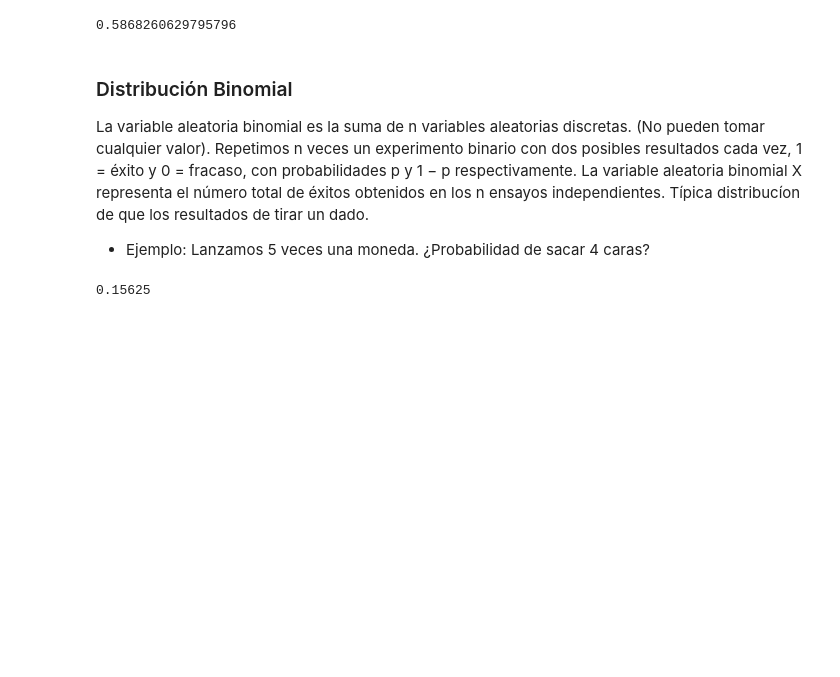
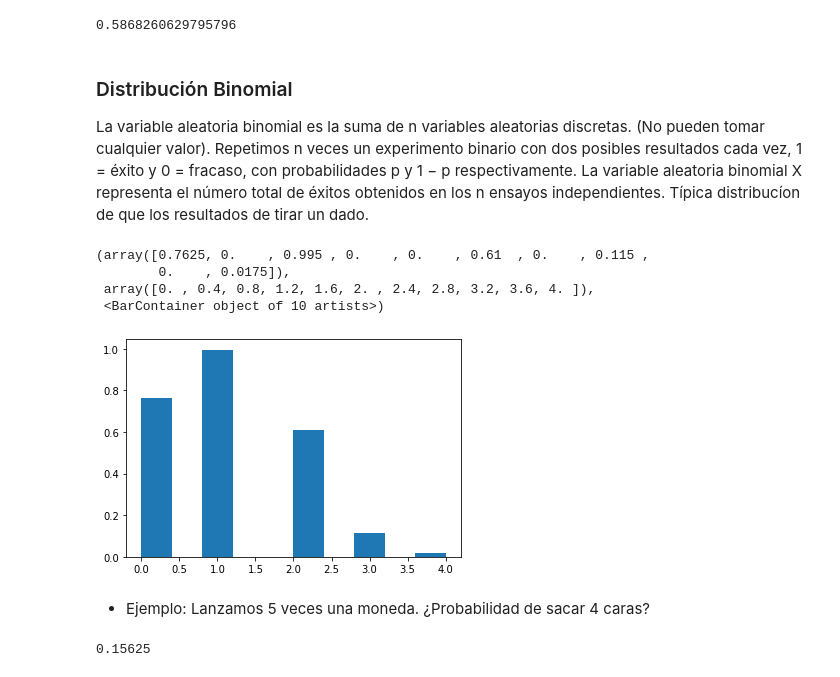
Before and after one commit to biuCG/StatisticsVisualization, a Jupyter notebook: Distribuciones.ipynb, the cells around one changed output. Saved outputs shown, nothing was run; the diff lists cells and outputs as text; code cells hidden in the pictures; blank space fills up the shorter version.

```diff
--- a/Distribuciones.ipynb
+++ b/Distribuciones.ipynb
@@ -110,6 +111,17 @@ norm.ppf(0.01, 1.75, 0.5)
 # %% [markdown]
 ### Distribución Binomial
 La variable aleatoria binomial es la suma de n variables aleatorias discretas. (No pueden tomar cualquier valor). Repetimos n veces un experimento binario con dos posibles resultados cada vez, 1 = éxito y 0 = fracaso, con probabilidades p y 1 − p respectivamente. La variable aleatoria binomial X representa el número total de éxitos obtenidos en los n ensayos independientes. Típica distribucíon de que los resultados de tirar un dado.
-
-- Ejemplo: Lanzamos 5 veces una moneda. ¿Probabilidad de sacar 4 caras?
+# %%
+from scipy.stats import binom
+
+bin_dist = np.random.binomial(5, 0.2, 1000)
+pl.hist(bin_dist,density = True)
+# %% [output]
+(array([0.7625, 0.    , 0.995 , 0.    , 0.    , 0.61  , 0.    , 0.115 ,
+        0.    , 0.0175]),
+ array([0. , 0.4, 0.8, 1.2, 1.6, 2. , 2.4, 2.8, 3.2, 3.6, 4. ]),
+ <BarContainer object of 10 artists>)
+[figure, added]
+# %% [markdown]
+- Ejemplo: Lanzamos 5 veces una moneda. ¿Probabilidad de sacar 4 caras?
 # %%
```
Also changed, not shown: parts of 8 cells of this notebook.
